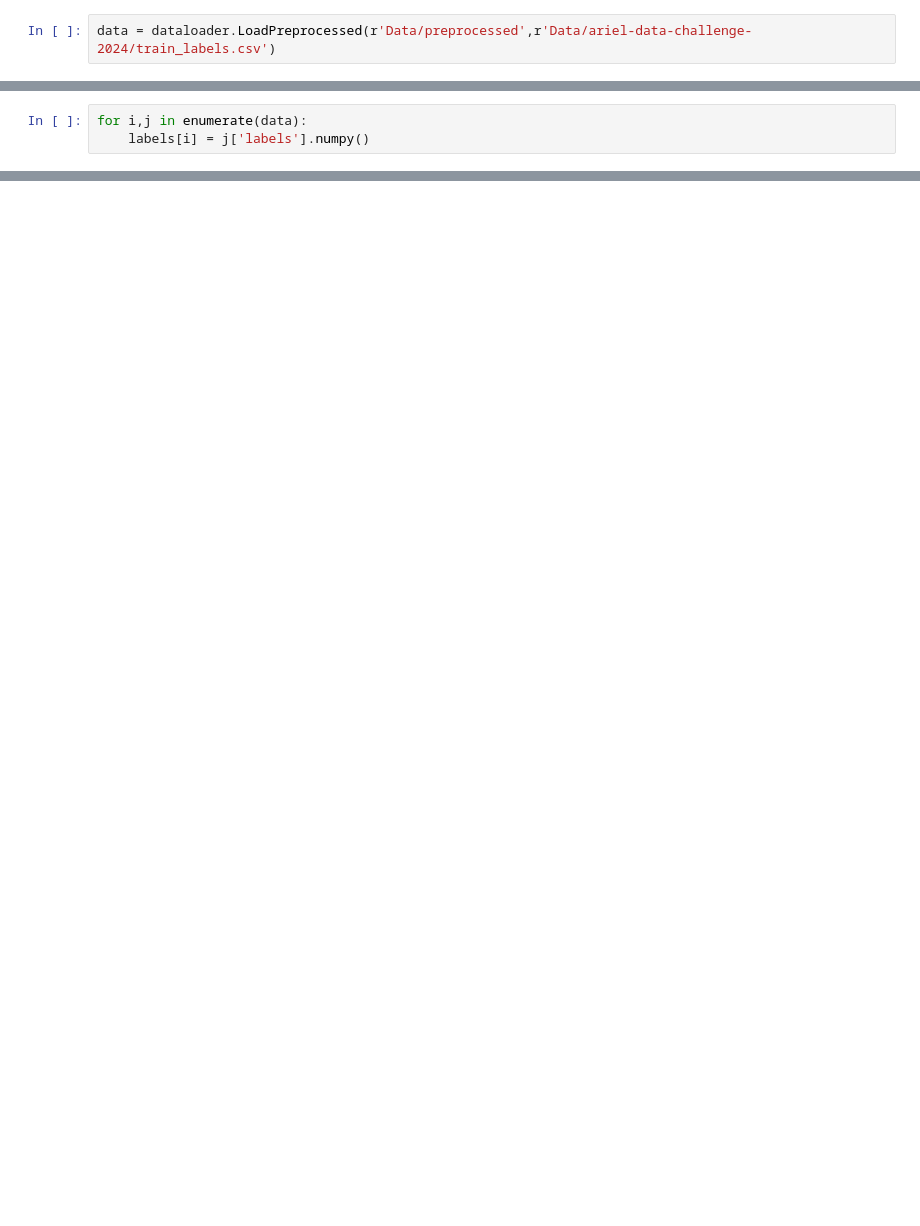
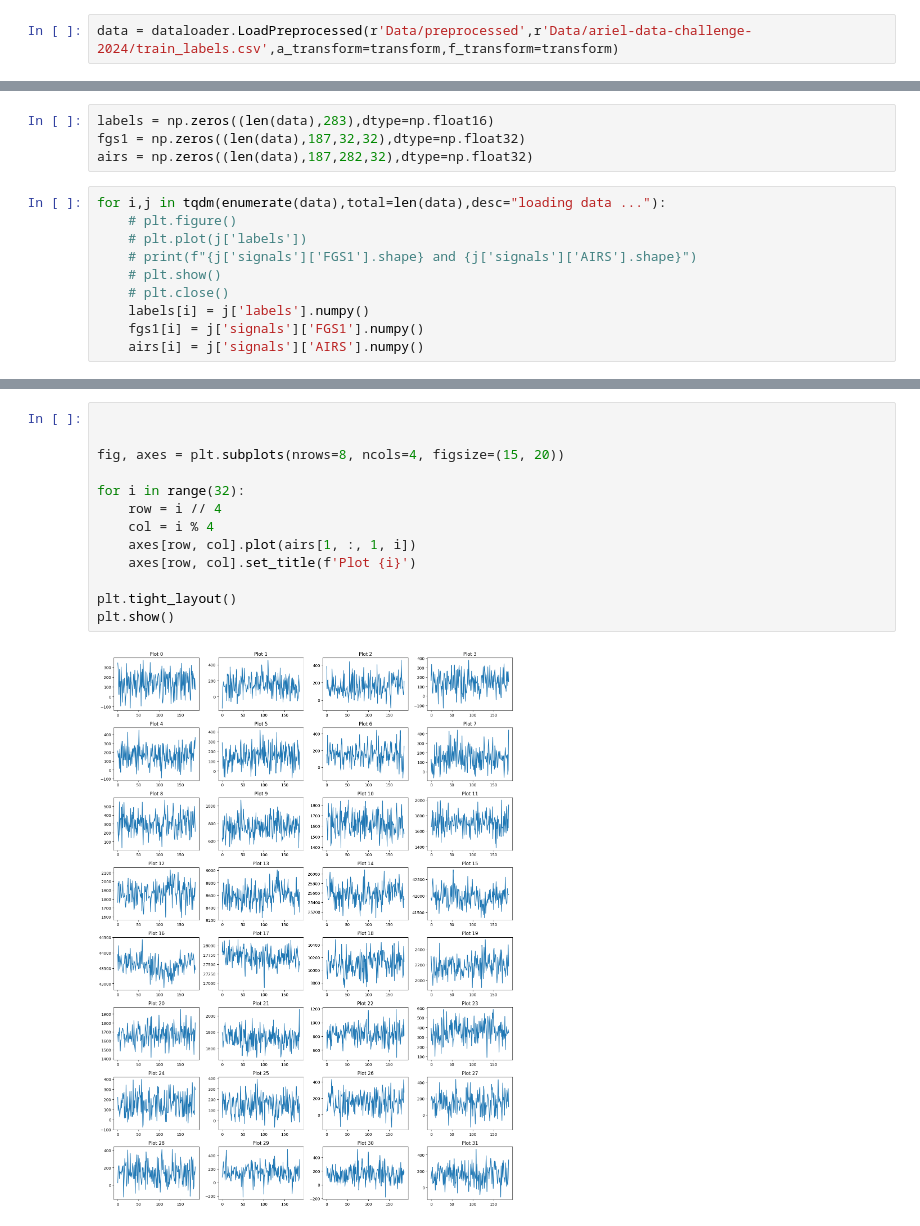
Before and after one commit to DreadTheNaught/Ariel-Data-Challenge-2024, a Jupyter notebook: tester.ipynb, the cells around one changed output, grey strips where cells are left out. Cells and saved outputs as stored; diff of their text form; blank space fills up the shorter version.

```diff
--- a/tester.ipynb
+++ b/tester.ipynb
@@ -11,2 +17,2 @@ np.set_printoptions(precision=16)
 # %%
-data = dataloader.LoadPreprocessed(r'Data/preprocessed',r'Data/ariel-data-challenge-2024/train_labels.csv')
+data = dataloader.LoadPreprocessed(r'Data/preprocessed',r'Data/ariel-data-challenge-2024/train_labels.csv',a_transform=transform,f_transform=transform)
@@ -15,3 +18,0 @@ labels = np.zeros((len(data),283))
-# %%
-for i,j in enumerate(data):
-    labels[i] = j['labels'].numpy()
@@ -37,0 +19,14 @@ array([0.0010852813720703, 0.0011377334594727, 0.0011310577392578,
+# %%
+labels = np.zeros((len(data),283),dtype=np.float16)
+fgs1 = np.zeros((len(data),187,32,32),dtype=np.float32)
+airs = np.zeros((len(data),187,282,32),dtype=np.float32)
+# %%
+for i,j in tqdm(enumerate(data),total=len(data),desc="loading data ..."):
+    # plt.figure()
+    # plt.plot(j['labels'])
+    # print(f"{j['signals']['FGS1'].shape} and {j['signals']['AIRS'].shape}")
+    # plt.show()
+    # plt.close()
+    labels[i] = j['labels'].numpy()
+    fgs1[i] = j['signals']['FGS1'].numpy()
+    airs[i] = j['signals']['AIRS'].numpy()
@@ -37,0 +38,15 @@ array([0.0010852813720703, 0.0011377334594727, 0.0011310577392578,
+# %%
+
+
+fig, axes = plt.subplots(nrows=8, ncols=4, figsize=(15, 20))
+
+for i in range(32):
+    row = i // 4
+    col = i % 4
+    axes[row, col].plot(airs[1, :, 1, i])
+    axes[row, col].set_title(f'Plot {i}')
+
+plt.tight_layout()
+plt.show()
+# %% [output]
+[figure, added]
```
Also changed, not shown: parts of 9 cells of this notebook.
